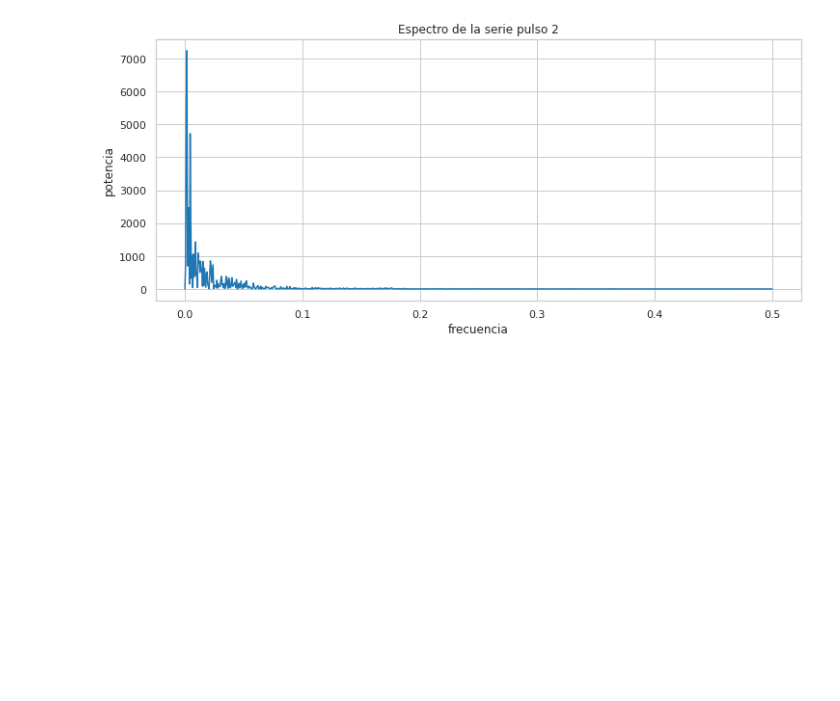
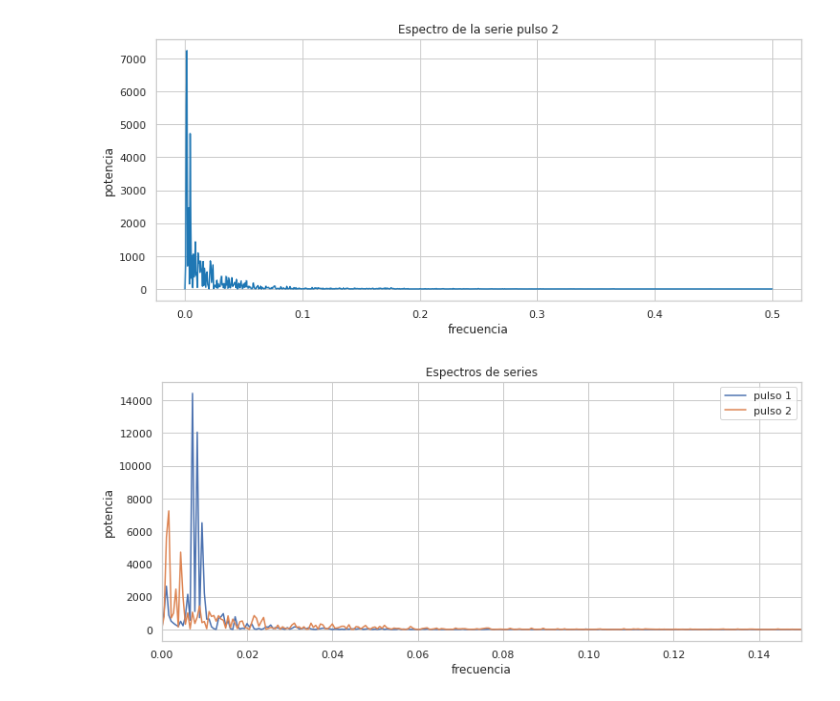
Before and after one commit to camilocarvajalreyes/tareas-MDS7204, a Jupyter notebook: unidad_1/tarea_2/periodograma.ipynb, the cells around one changed output. Cells and saved outputs as stored; diff of their text form; code cells hidden in the pictures; blank space fills up the shorter version.

Commit message:
update tarea 2 x lim y joint plot spectrum

```diff
--- a/unidad_1/tarea_2/periodograma.ipynb
+++ b/unidad_1/tarea_2/periodograma.ipynb
@@ -39,3 +39,7 @@ f2, Pxx_den2 = periodogram(hr2)
 plot_spectrum(f2,Pxx_den2,'pulso 2',log=False)
 # %% [output]
 [figure]
+# %%
+plot_spectrum(f1,[Pxx_den1,Pxx_den2],['pulso 1','pulso 2'],max_freq=0.15)
+# %% [output]
+[figure, added]
```
Also changed, not shown: 1 other file.
